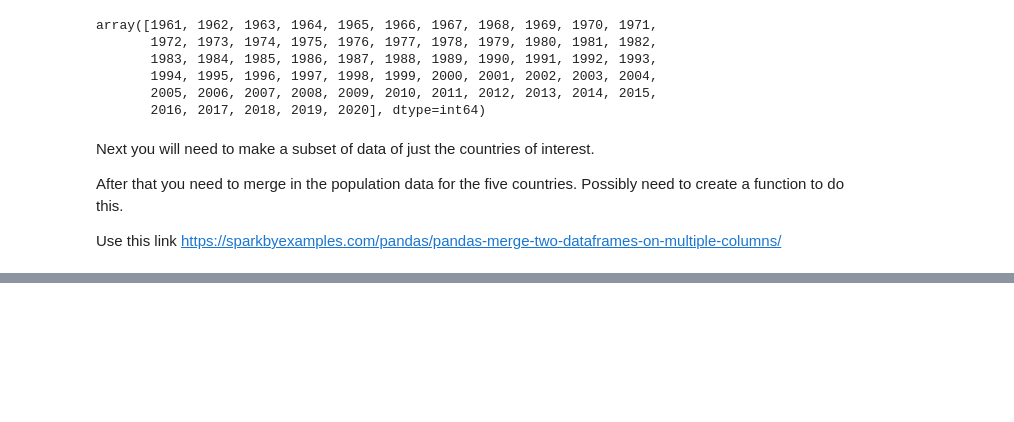
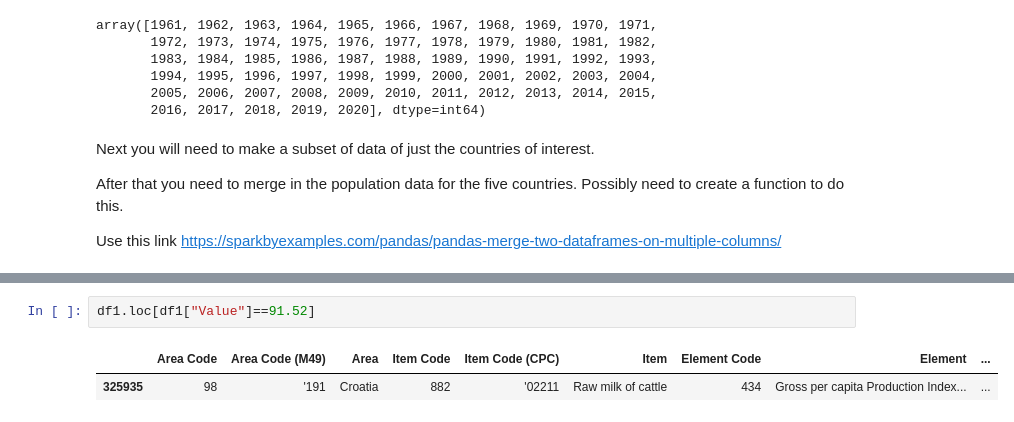
Before and after one commit to DrAmy-Data/CA2, a Jupyter notebook: CA2.ipynb, the cells around one changed output, grey strips where cells are left out. Drawn from its saved outputs; the diff is of its cells as text; blank space fills up the shorter version.

```diff
--- a/CA2.ipynb
+++ b/CA2.ipynb
@@ -480,0 +507,5 @@ for file in os.listdir(folder_path):
+# %%
+df1.loc[df1["Value"]==91.52]
+# %% [output]
+|  | Area Code | Area Code (M49) | Area | Item Code | Item Code (CPC) | Item | Element Code | Element | ... |
+| 325935 | 98 | '191 | Croatia | 882 | '02211 | Raw milk of cattle | 434 | Gross per capita Production Index... | ... |
```
Also changed, not shown: parts of 21 cells of this notebook.
